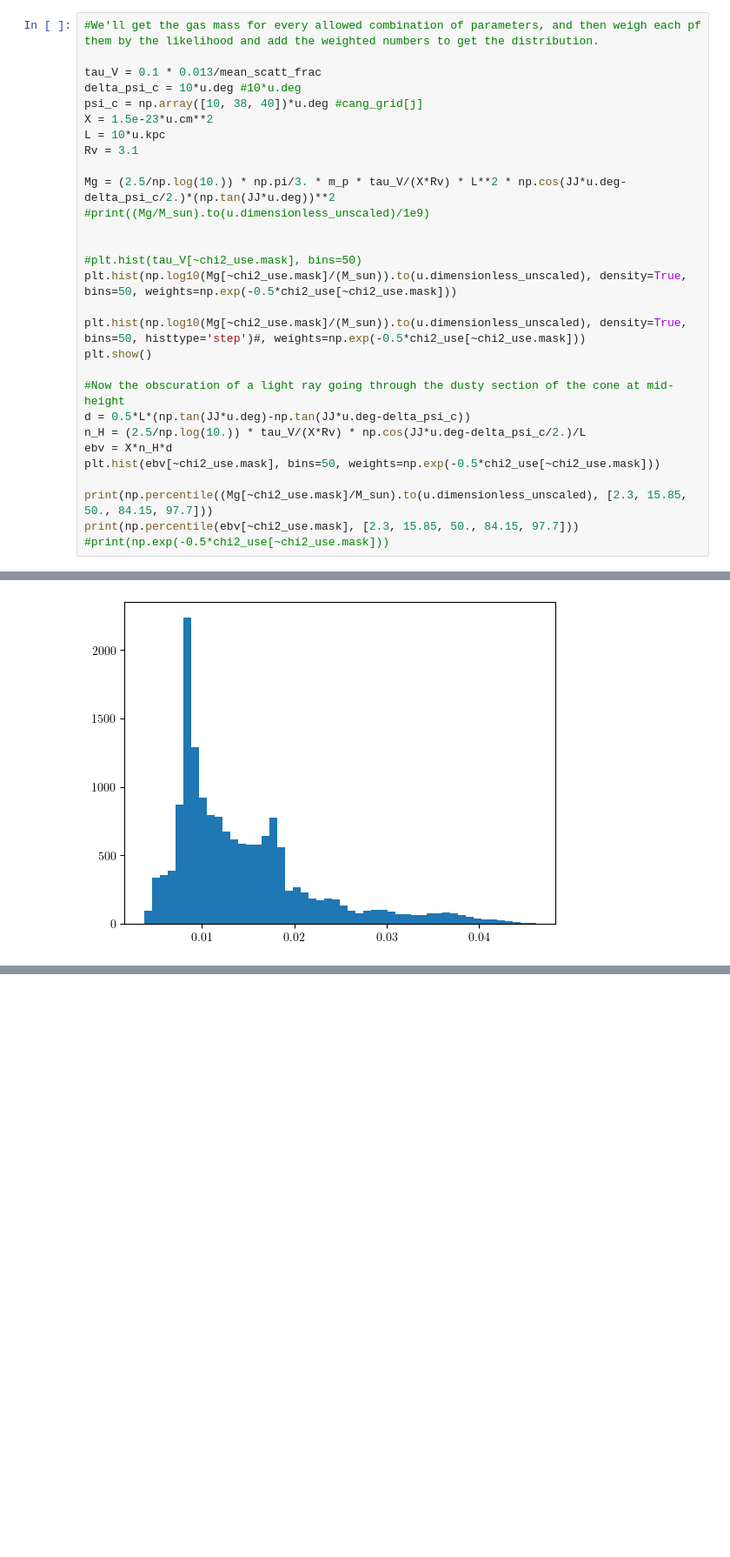
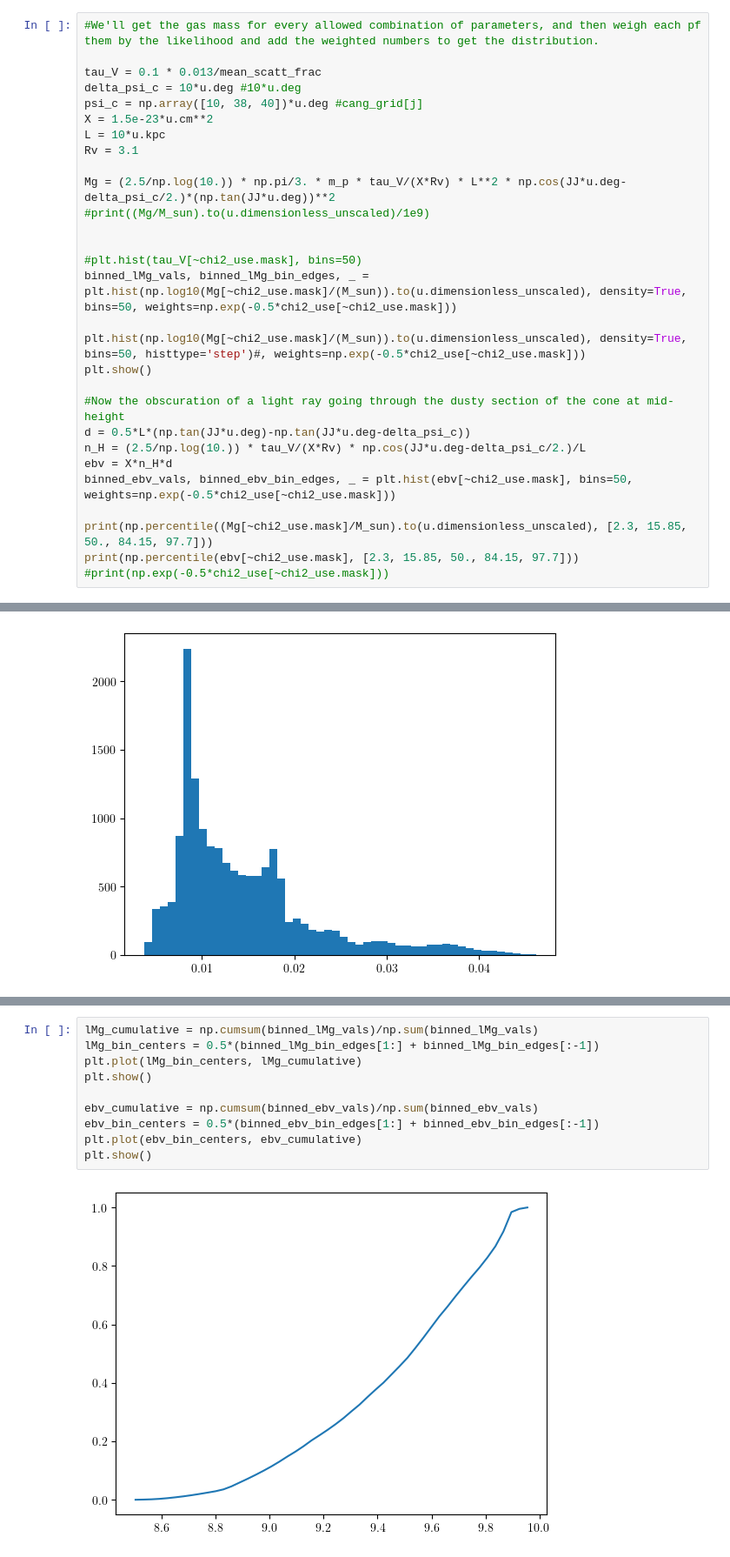
Before and after one commit to rjassef/Impol_BHDs_repo, a Jupyter notebook: plots/SKIRTOR_fit_onesided/gas_mass.ipynb, the cells around one changed output, grey strips where cells are left out. Shown: that part at 87% size. Drawn from its saved outputs; the diff is of its cells as text; blank space fills up the shorter version.

```diff
--- a/plots/SKIRTOR_fit_onesided/gas_mass.ipynb
+++ b/plots/SKIRTOR_fit_onesided/gas_mass.ipynb
@@ -144,7 +144,7 @@ Mg = (2.5/np.log(10.)) * np.pi/3. * m_p * tau_V/(X*Rv) * L**2 * np.cos(JJ*u.deg-
 
 
 #plt.hist(tau_V[~chi2_use.mask], bins=50)
-plt.hist(np.log10(Mg[~chi2_use.mask]/(M_sun)).to(u.dimensionless_unscaled), density=True, bins=50, weights=np.exp(-0.5*chi2_use[~chi2_use.mask]))
+binned_lMg_vals, binned_lMg_bin_edges, _ = plt.hist(np.log10(Mg[~chi2_use.mask]/(M_sun)).to(u.dimensionless_unscaled), density=True, bins=50, weights=np.exp(-0.5*chi2_use[~chi2_use.mask]))
 
 plt.hist(np.log10(Mg[~chi2_use.mask]/(M_sun)).to(u.dimensionless_unscaled), density=True, bins=50, histtype='step')#, weights=np.exp(-0.5*chi2_use[~chi2_use.mask]))
 plt.show()
@@ -153,7 +153,7 @@ plt.show()
 d = 0.5*L*(np.tan(JJ*u.deg)-np.tan(JJ*u.deg-delta_psi_c))
 n_H = (2.5/np.log(10.)) * tau_V/(X*Rv) * np.cos(JJ*u.deg-delta_psi_c/2.)/L
 ebv = X*n_H*d
-plt.hist(ebv[~chi2_use.mask], bins=50, weights=np.exp(-0.5*chi2_use[~chi2_use.mask]))
+binned_ebv_vals, binned_ebv_bin_edges, _ = plt.hist(ebv[~chi2_use.mask], bins=50, weights=np.exp(-0.5*chi2_use[~chi2_use.mask]))
 
 print(np.percentile((Mg[~chi2_use.mask]/M_sun).to(u.dimensionless_unscaled), [2.3, 15.85, 50., 84.15, 97.7]))
 print(np.percentile(ebv[~chi2_use.mask], [2.3, 15.85, 50., 84.15, 97.7]))
@@ -196,0 +167,12 @@ for cone_type in cone_types:
+# %%
+lMg_cumulative = np.cumsum(binned_lMg_vals)/np.sum(binned_lMg_vals)
+lMg_bin_centers = 0.5*(binned_lMg_bin_edges[1:] + binned_lMg_bin_edges[:-1])
+plt.plot(lMg_bin_centers, lMg_cumulative)
+plt.show()
+
+ebv_cumulative = np.cumsum(binned_ebv_vals)/np.sum(binned_ebv_vals)
+ebv_bin_centers = 0.5*(binned_ebv_bin_edges[1:] + binned_ebv_bin_edges[:-1])
+plt.plot(ebv_bin_centers, ebv_cumulative)
+plt.show()
+# %% [output]
+[figure, added]
```
Also changed, not shown: parts of 5 cells of this notebook.
